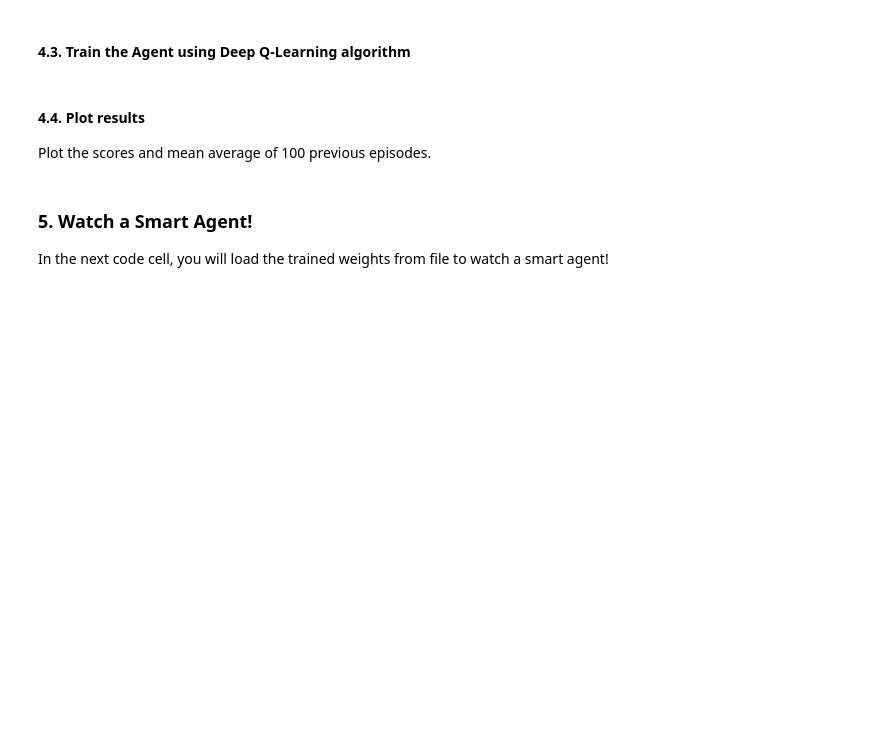
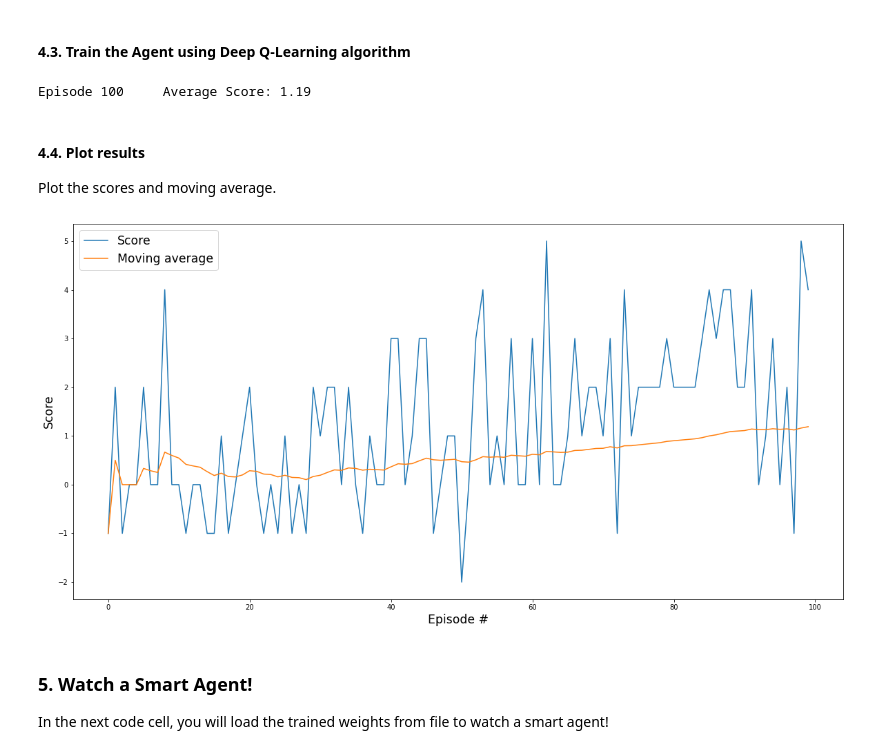
Before and after one commit to GedasGa/deep-reinforcement-learning, a Jupyter notebook: p1_navigation/Navigation.ipynb, the cells around one changed output. Cells and saved outputs as stored; diff of their text form; code cells hidden in the pictures; blank space fills up the shorter version.

Commit message:
Plot training scores and moving average

```diff
--- a/p1_navigation/Navigation.ipynb
+++ b/p1_navigation/Navigation.ipynb
@@ -115,7 +151,7 @@ print(agent.qnetwork_local)
 
 You are welcome to amend the supplied values of the parameters in the function, to try to see if you can get better performance!
 # %%
-def dqn(n_episodes=100, max_t=1000, eps_start=1.0, eps_end=0.01, eps_decay=0.995):
+def dqn(n_episodes=2000, max_t=1000, eps_start=1.0, eps_end=0.01, eps_decay=0.995):
     """Deep Q-Learning.
 
     Params
@@ -127,7 +163,7 @@ def dqn(n_episodes=100, max_t=1000, eps_start=1.0, eps_end=0.01, eps_decay=0.995
         eps_decay (float): multiplicative factor (per episode) for decreasing epsilon
     """
     scores = []                        # list containing scores from each episode
-    scores_average = []                # list containing average of last 100 scores
+    scores_moving_averages = []        # list containing moving averages of scores
     scores_window = deque(maxlen=100)  # last 100 scores
     eps = eps_start                    # initialize epsilon
     for i_episode in range(1, n_episodes+1):
@@ -148,19 +184,19 @@ def dqn(n_episodes=100, max_t=1000, eps_start=1.0, eps_end=0.01, eps_decay=0.995
         # save most recent score and scores average
         scores.append(score)
         scores_window.append(score)
-        scores_average.append(np.mean(scores_window))
+        scores_moving_averages.append(np.mean(scores_window))
         # decrease epsilon
         eps = max(eps_end, eps_decay*eps)
 
-        print('\rEpisode {}\tAverage Score: {:.2f}'.format(i_episode, scores_average[-1]), end="")
+        print('\rEpisode {}\tAverage Score: {:.2f}'.format(i_episode, scores_moving_averages[-1]), end="")
         if i_episode % 100 == 0:
-            print('\rEpisode {}\tAverage Score: {:.2f}'.format(i_episode, scores_average[-1]))
-        if scores_average[-1] >= 15.0:
-            print('\nEnvironment solved in {:d} episodes!\tAverage Score: {:.2f}'.format(i_episode-100, scores_average[-1]))
+            print('\rEpisode {}\tAverage Score: {:.2f}'.format(i_episode, scores_moving_averages[-1]))
+        if scores_moving_averages[-1] >= 15.0:
+            print('\nEnvironment solved in {:d} episodes!\tAverage Score: {:.2f}'.format(i_episode-100, scores_moving_averages[-1]))
             torch.save(agent.qnetwork_local.state_dict(), 'checkpoint.pth')
             break
 
-    return scores
+    return scores, scores_moving_averages
 # %% [markdown]
 #### 4.3.  Train the Agent using Deep Q-Learning algorithm
 # %%
@@ -168,8 +204,10 @@ def dqn(n_episodes=100, max_t=1000, eps_start=1.0, eps_end=0.01, eps_decay=0.995
 env_info = env.reset(train_mode=True)[brain_name]
 
 # train the agent
-scores = dqn()
+scores, scores_moving_averages = dqn(n_episodes=100)
+# %% [output]
+Episode 100     Average Score: 1.19
 # %% [markdown]
 #### 4.4.  Plot results
 
-Plot the scores and mean average of 100 previous episodes.
+Plot the scores and moving average.
@@ -176,14 +217,19 @@ Plot the scores and mean average of 100 previous episodes.
 # %%
-# TBD
+fig = plt.figure(figsize=(20, 10))
+ax = fig.add_subplot(111)
 
-scores_mean = pd.Series(scores).rolling(100).mean()
 
-fig = plt.figure()
-ax = fig.add_subplot(111)
 plt.plot(np.arange(len(scores)), scores)
-plt.ylabel('Score')
-plt.xlabel('Episode #')
+plt.plot(np.arange(len(scores_moving_averages)), scores_moving_averages)
+plt.ylabel('Score', fontsize='xx-large')
+plt.xlabel('Episode #', fontsize='xx-large')
+plt.legend(('Score', 'Moving average'), fontsize='xx-large')
+ax.FontSize = 40;
 plt.show()
+
+fig.savefig("result.jpg")
+# %% [output]
+[figure, added]
 # %% [markdown]
 ### 5. Watch a Smart Agent!
 
```
Also changed, not shown: parts of 5 cells of this notebook.
